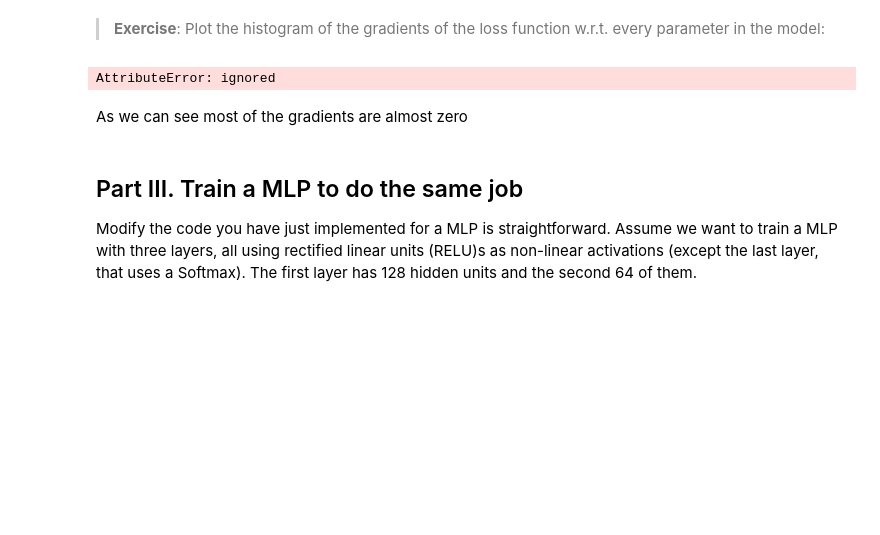
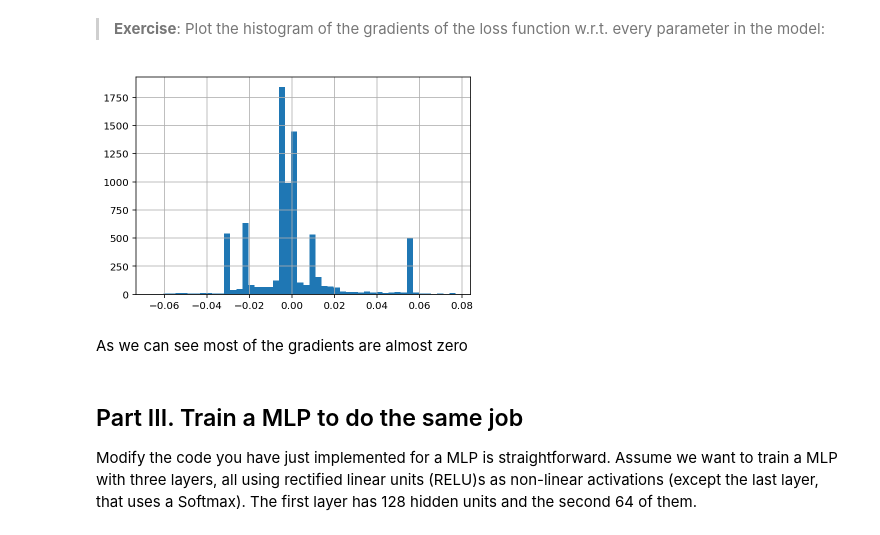
Before and after one commit to boscodeeromeu/NN, a Jupyter notebook: STUDENT_Lab_2_Part_1.ipynb, the cells around one changed output. Cells and saved outputs as stored; diff of their text form; code cells hidden in the pictures; blank space fills up the shorter version.

```diff
--- a/STUDENT_Lab_2_Part_1.ipynb
+++ b/STUDENT_Lab_2_Part_1.ipynb
@@ -289,11 +292,10 @@ plt.grid()
 # %% [markdown]
 > **Exercise**: Plot the histogram of the gradients of the loss function w.r.t. every parameter in the model:
 # %%
-
-plt.hist(my_LR2.output.grad.numpy())
-plt.legend()
+plt.hist(my_LR2.output.weight.grad.detach().numpy().reshape([-1,]),50)
+plt.grid()
 # %% [output]
-AttributeError: ignored
+[figure, added]
 # %% [markdown]
 As we can see most of the gradients are almost zero
 # %% [markdown]
```
Also changed, not shown: parts of 26 cells of this notebook.
